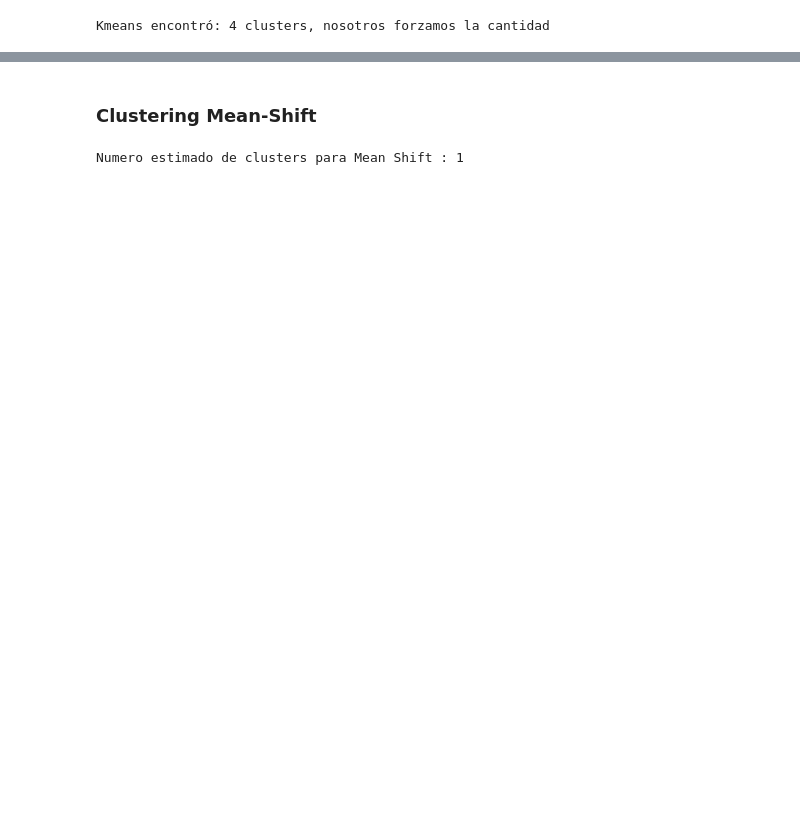
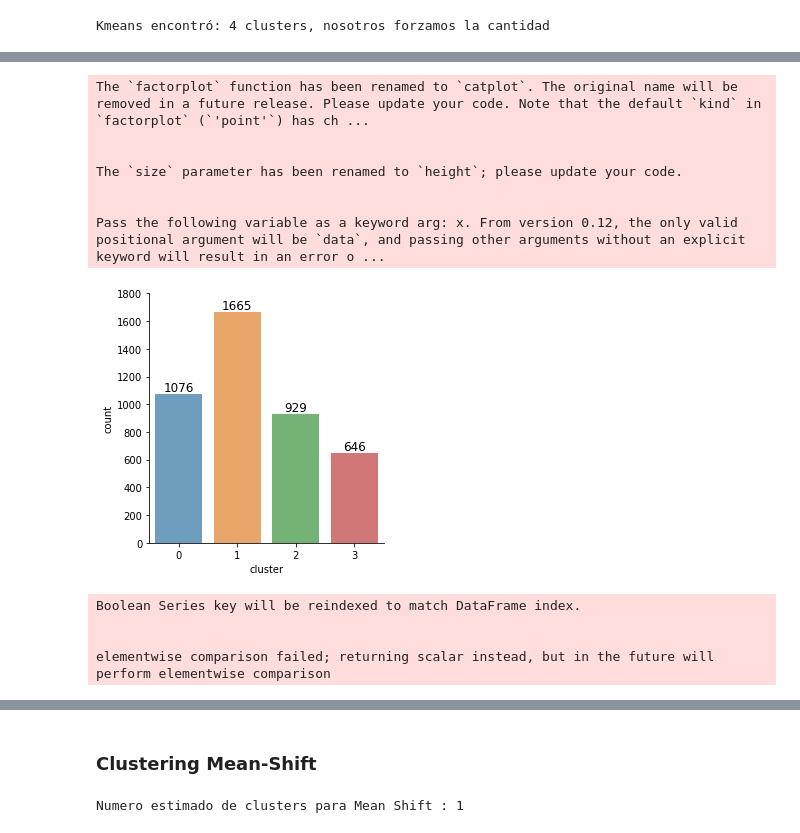
Before and after one commit to sanmope/PracticaDiplo, a Jupyter notebook: NO_SUP_Practico1.ipynb, the cells around one changed output, grey strips where cells are left out. Drawn from its saved outputs; the diff is of its cells as text; code cells hidden in the pictures; blank space fills up the shorter version.

```diff
--- a/NO_SUP_Practico1.ipynb
+++ b/NO_SUP_Practico1.ipynb
@@ -320,0 +321,76 @@ Cantidad de datos por cluster con kmedias:  Counter({3: 1713, 1: 1644, 0: 959, 2
+# %%
+df_skills_kmeans = df_skills.copy()
+df_skills_kmeans['cluster'] = km.labels_
+#df_skills_kmeans['team_position_general'] = df_n.team_position_general
+# %%
+import seaborn as sns
+import math
+
+def roundup(x):
+    return 100 + int(math.ceil(x / 100.0)) * 100
+
+sns.factorplot('cluster', data=df_skills_kmeans, kind='count', alpha=0.7, size=4, aspect=1)
+
+# Get current axis on current figure
+ax = plt.gca()
+
+# ylim max value to be set
+y_max = df_skills_kmeans['cluster'].value_counts().max()
+ax.set_ylim([0, roundup(y_max)])
+
+# Iterate through the list of axes' patches
+for p in ax.patches:
+    ax.text(p.get_x() + p.get_width()/2., p.get_height(), '%d' % int(p.get_height()),
+            fontsize=12,  ha='center', va='bottom')
+
+plt.show()
+# %% [output]
+The `factorplot` function has been renamed to `catplot`. The original name will be removed in a future release. Please update your code. Note that the default `kind` in `factorplot` (`'point'`) has ch ...
+
+
+The `size` parameter has been renamed to `height`; please update your code.
+
+
+Pass the following variable as a keyword arg: x. From version 0.12, the only valid positional argument will be `data`, and passing other arguments without an explicit keyword will result in an error o ...
+[figure, added]
+# %%
+#Eliminamos posisiones suplentes y reservas, ya que entendemos que sus posiciones en el equipo pueden no estar definidas
+df_n=df_n[~((df.team_position == 'RES') | (df_n.team_position == 'SUB'))]
+
+#Para lograr separar las diferentes posiciones, creamos la columna que quita granularidad a las posiciones
+FW=['RF', 'ST', 'LW', 'LF', 'RS', 'LS', 'RM', 'LM','RW']
+MF=['RCM','LCM','LDM','CAM','CDM','LAM','RDM','CM','RAM','CF']
+DEF=['RCB','CB','LCB','LB','RB','RWB','LWB']
+GK=['GK']
+
+#Alternativa 1: Usar un diccionario
+
+posiciones = {'RF':'FW','ST':'FW', 'LW':'FW', 'LF':'FW', 'RS':'FW', 'LS':'FW', 'RM':'FW', 'LM':'FW','RW':'FW',
+        'RCM':'MF','LCM':'MF','LDM':'MF','CAM':'MF','CDM':'MF','LAM':'MF','RDM':'MF','CM':'MF','RAM':'MF','CF':'MF',
+        'RCB':'DEF','CB':'DEF','LCB':'DEF','LB':'DEF','RB':'DEF','RWB':'DEF','LWB':'DEF',
+        'GK':'GK'}
+
+df_n['team_position_general'] = df_n['team_position'].apply(lambda x : posiciones.get(x))
+
+
+#Creamos una variable numérica para determinar la posición general del jugador según su club.
+
+def pos_num(position):
+    if position == 'FW':
+        return 0
+    elif position == 'MF':
+        return 1
+    elif position == 'DEF':
+        return 2
+    elif position == 'GK':
+        return 3
+    else:
+        return 'nan'
+
+df_n["team_position_num"]=df_n["team_position_general"].apply(lambda x: pos_num(x))
+df_n=df_n[~(df_n.team_position_num == 'nan')]
+# %% [output]
+Boolean Series key will be reindexed to match DataFrame index.
+
+
+elementwise comparison failed; returning scalar instead, but in the future will perform elementwise comparison
```
Also changed, not shown: parts of 6 cells of this notebook.
